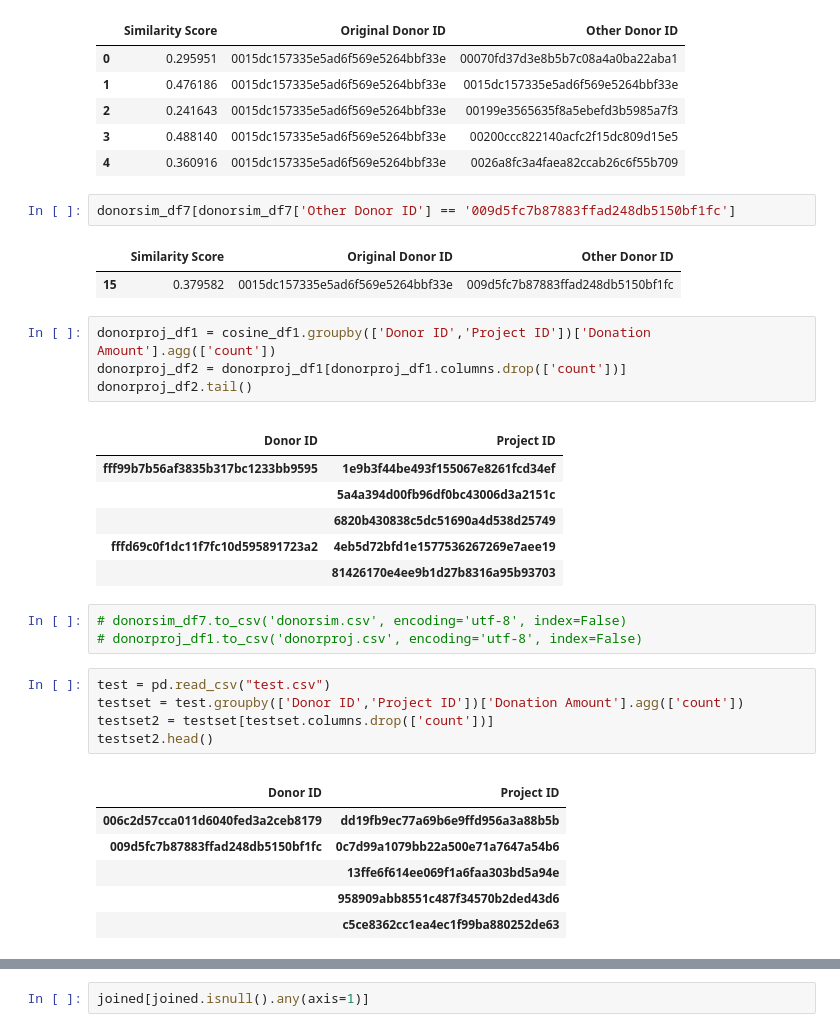
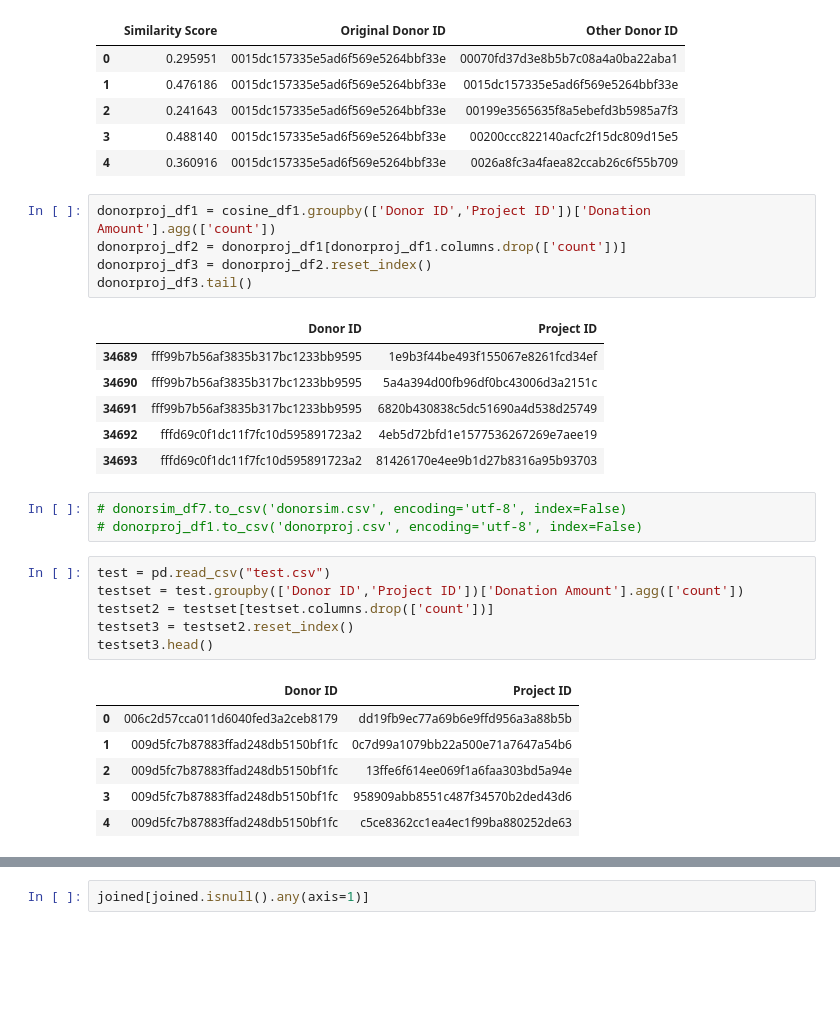
Before and after one commit to weirdyang/practice, a Jupyter notebook: applied_forecasting/laura/Group Assignment - Cosimilarity.ipynb, the cells around one changed output, grey strips where cells are left out. Drawn from its saved outputs; the diff is of its cells as text; blank space fills up the shorter version.

```diff
--- a/applied_forecasting/laura/Group Assignment - Cosimilarity.ipynb
+++ b/applied_forecasting/laura/Group Assignment - Cosimilarity.ipynb
@@ -136,23 +127,18 @@ donorsim_df7.head()
 | 2 | 0.241643 | 0015dc157335e5ad6f569e5264bbf33e | 00199e3565635f8a5ebefd3b5985a7f3 |
 | 3 | 0.488140 | 0015dc157335e5ad6f569e5264bbf33e | 00200ccc822140acfc2f15dc809d15e5 |
 | 4 | 0.360916 | 0015dc157335e5ad6f569e5264bbf33e | 0026a8fc3a4faea82ccab26c6f55b709 |
-# %%
-donorsim_df7[donorsim_df7['Other Donor ID'] == '009d5fc7b87883ffad248db5150bf1fc']
-# %% [output]
-|  | Similarity Score | Original Donor ID | Other Donor ID |
-| 15 | 0.379582 | 0015dc157335e5ad6f569e5264bbf33e | 009d5fc7b87883ffad248db5150bf1fc |
 # %%
 donorproj_df1 = cosine_df1.groupby(['Donor ID','Project ID'])['Donation Amount'].agg(['count'])
 donorproj_df2 = donorproj_df1[donorproj_df1.columns.drop(['count'])]
-donorproj_df2.tail()
+donorproj_df3 = donorproj_df2.reset_index()
+donorproj_df3.tail()
 # %% [output]
-|  |  |
-| Donor ID | Project ID |
-| fff99b7b56af3835b317bc1233bb9595 | 1e9b3f44be493f155067e8261fcd34ef |
-|  | 5a4a394d00fb96df0bc43006d3a2151c |
-|  | 6820b430838c5dc51690a4d538d25749 |
-| fffd69c0f1dc11f7fc10d595891723a2 | 4eb5d72bfd1e1577536267269e7aee19 |
-|  | 81426170e4ee9b1d27b8316a95b93703 |
+|  | Donor ID | Project ID |
+| 34689 | fff99b7b56af3835b317bc1233bb9595 | 1e9b3f44be493f155067e8261fcd34ef |
+| 34690 | fff99b7b56af3835b317bc1233bb9595 | 5a4a394d00fb96df0bc43006d3a2151c |
+| 34691 | fff99b7b56af3835b317bc1233bb9595 | 6820b430838c5dc51690a4d538d25749 |
+| 34692 | fffd69c0f1dc11f7fc10d595891723a2 | 4eb5d72bfd1e1577536267269e7aee19 |
+| 34693 | fffd69c0f1dc11f7fc10d595891723a2 | 81426170e4ee9b1d27b8316a95b93703 |
 # %%
 # donorsim_df7.to_csv('donorsim.csv', encoding='utf-8', index=False)
 # donorproj_df1.to_csv('donorproj.csv', encoding='utf-8', index=False)
@@ -160,12 +146,12 @@ donorproj_df2.tail()
 test = pd.read_csv("test.csv")
 testset = test.groupby(['Donor ID','Project ID'])['Donation Amount'].agg(['count'])
 testset2 = testset[testset.columns.drop(['count'])]
-testset2.head()
+testset3 = testset2.reset_index()
+testset3.head()
 # %% [output]
-|  |  |
-| Donor ID | Project ID |
-| 006c2d57cca011d6040fed3a2ceb8179 | dd19fb9ec77a69b6e9ffd956a3a88b5b |
-| 009d5fc7b87883ffad248db5150bf1fc | 0c7d99a1079bb22a500e71a7647a54b6 |
-|  | 13ffe6f614ee069f1a6faa303bd5a94e |
-|  | 958909abb8551c487f34570b2ded43d6 |
-|  | c5ce8362cc1ea4ec1f99ba880252de63 |
+|  | Donor ID | Project ID |
+| 0 | 006c2d57cca011d6040fed3a2ceb8179 | dd19fb9ec77a69b6e9ffd956a3a88b5b |
+| 1 | 009d5fc7b87883ffad248db5150bf1fc | 0c7d99a1079bb22a500e71a7647a54b6 |
+| 2 | 009d5fc7b87883ffad248db5150bf1fc | 13ffe6f614ee069f1a6faa303bd5a94e |
+| 3 | 009d5fc7b87883ffad248db5150bf1fc | 958909abb8551c487f34570b2ded43d6 |
+| 4 | 009d5fc7b87883ffad248db5150bf1fc | c5ce8362cc1ea4ec1f99ba880252de63 |
```
Also changed, not shown: parts of 24 cells of this notebook.
